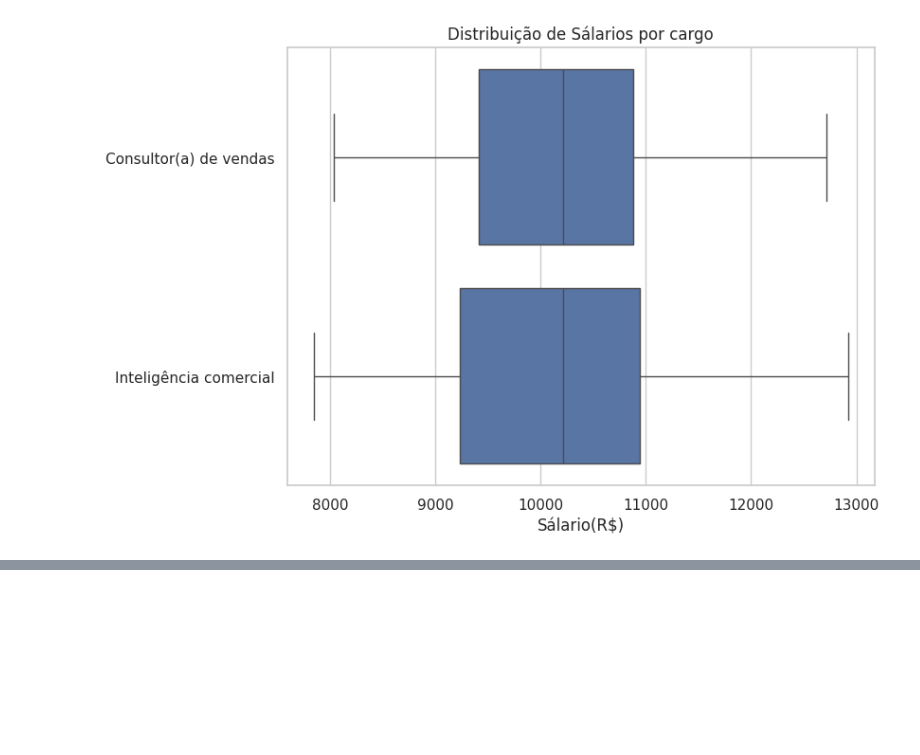
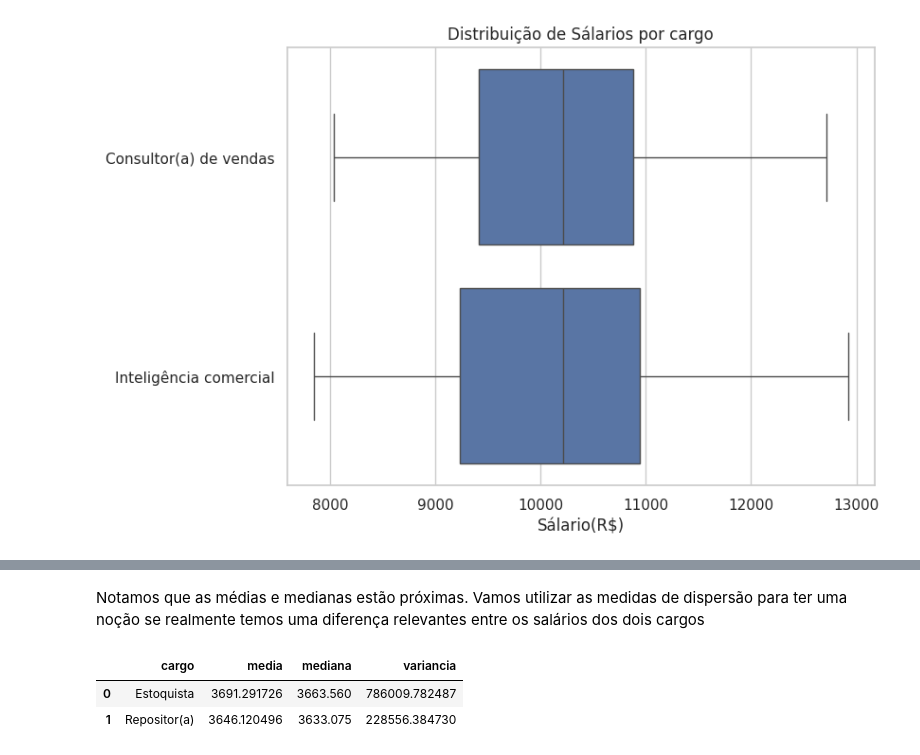
Before and after one commit to Jgabriel1800/estat-stica-varejo, a Jupyter notebook: estatistica_frequencia_medidas.ipynb, the cells around one changed output, grey strips where cells are left out. Cells and saved outputs as stored; diff of their text form; code cells hidden in the pictures; blank space fills up the shorter version.

```diff
--- a/estatistica_frequencia_medidas.ipynb
+++ b/estatistica_frequencia_medidas.ipynb
@@ -856,0 +885,14 @@ plt.show()
+# %% [markdown]
+Notamos que as médias e medianas estão próximas. Vamos utilizar as medidas de dispersão para ter uma noção se realmente temos uma diferença relevantes entre os salários dos dois cargos
+# %%
+estatisticas_operacionais=operacional.groupby('cargo')['remuneracao'].agg(
+    media='mean',
+    mediana='median',
+    variancia='var'
+).reset_index()
+
+estatisticas_operacionais
+# %% [output]
+|  | cargo | media | mediana | variancia |
+| 0 | Estoquista | 3691.291726 | 3663.560 | 786009.782487 |
+| 1 | Repositor(a) | 3646.120496 | 3633.075 | 228556.384730 |
```
Also changed, not shown: parts of 10 cells of this notebook.
